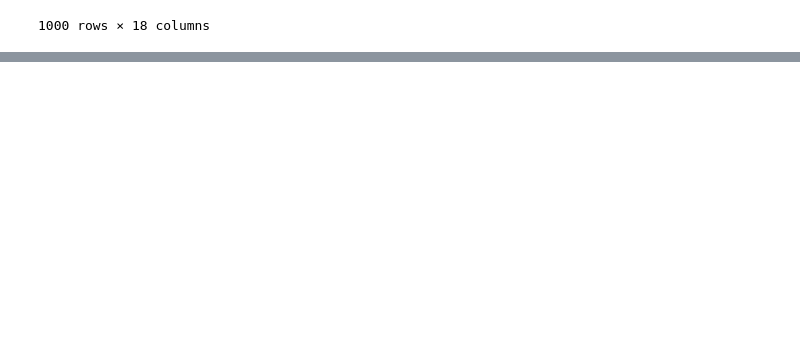
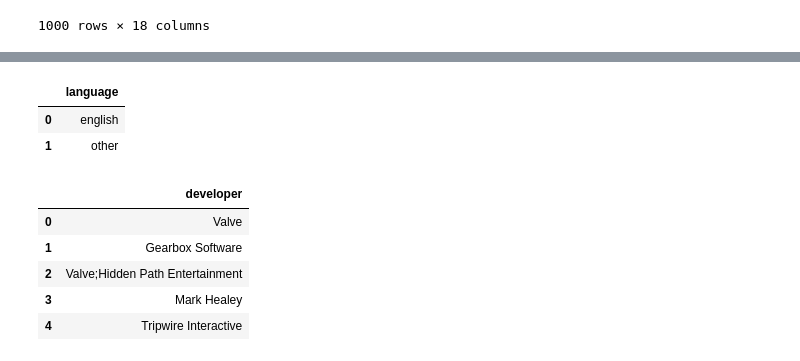
Before and after one commit to samuelceron/projectETL, a Jupyter notebook: Steam/ETL Project - Steam.ipynb, the cells around one changed output, grey strips where cells are left out. Saved outputs shown, nothing was run; the diff lists cells and outputs as text; code cells hidden in the pictures; blank space fills up the shorter version.

Commit message:
Adding some separate tables as CSV from jupyter notebook

```diff
--- a/Steam/ETL Project - Steam.ipynb
+++ b/Steam/ETL Project - Steam.ipynb
@@ -153,0 +39,23 @@ game_genres.to_csv('Files/game_genres.csv')
+# %%
+# Languages DF
+languages_df = pd.DataFrame(Games["english"]).drop_duplicates().reset_index(drop=True)
+languages_df.columns = ['language']
+languages_df = languages_df.replace([1,0],["english","other"])
+languages_df.to_csv('Files/Languages.csv')
+languages_df.head()
+# %% [output]
+|  | language |
+| 0 | english |
+| 1 | other |
+# %%
+# Developers DF
+developers_df = pd.DataFrame(Games["developer"]).drop_duplicates().reset_index(drop=True)
+developers_df.to_csv('Files/Developers.csv')
+developers_df.head()
+# %% [output]
+|  | developer |
+| 0 | Valve |
+| 1 | Gearbox Software |
+| 2 | Valve;Hidden Path Entertainment |
+| 3 | Mark Healey |
+| 4 | Tripwire Interactive |
```
Also changed, not shown: parts of 23 cells of this notebook, 9 other files.
